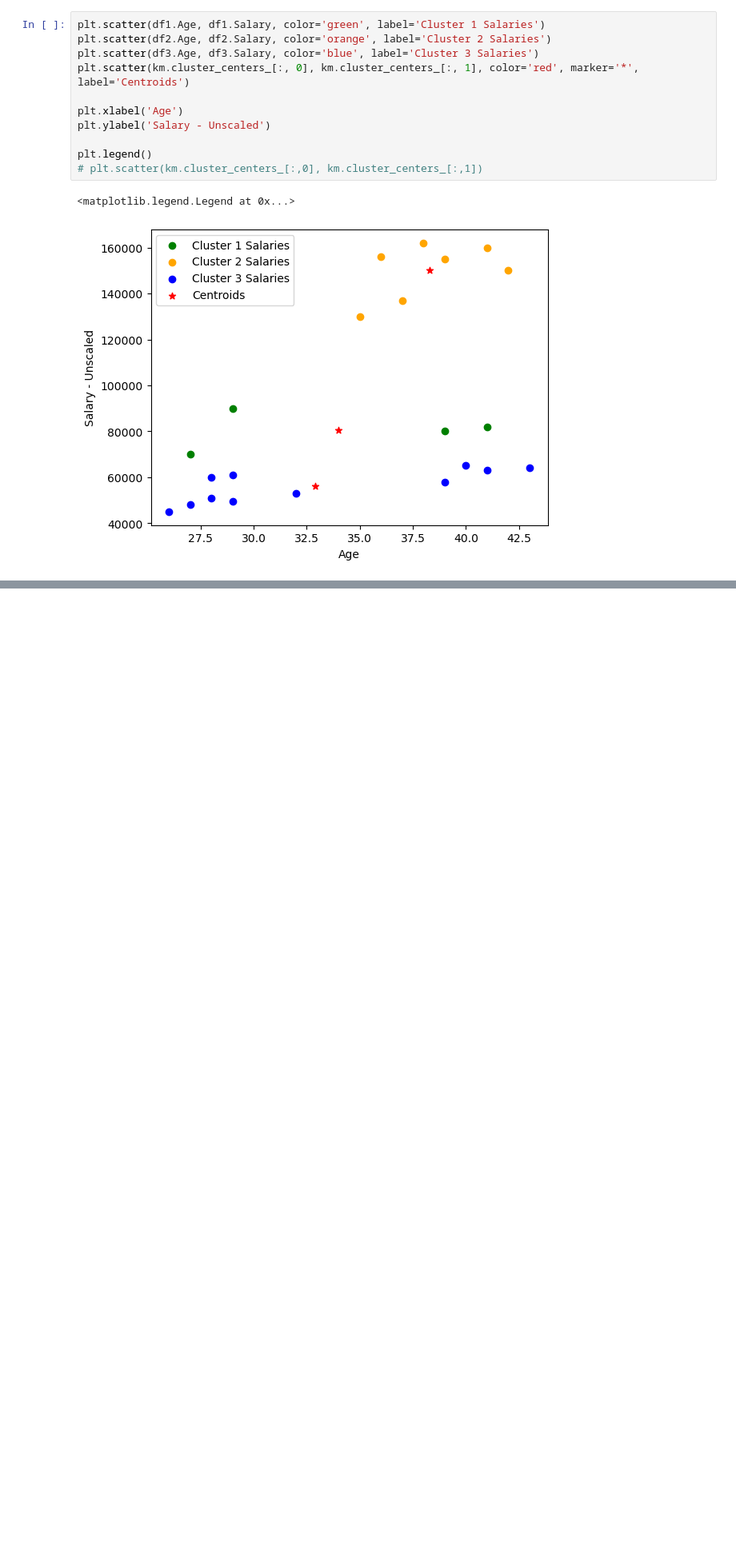
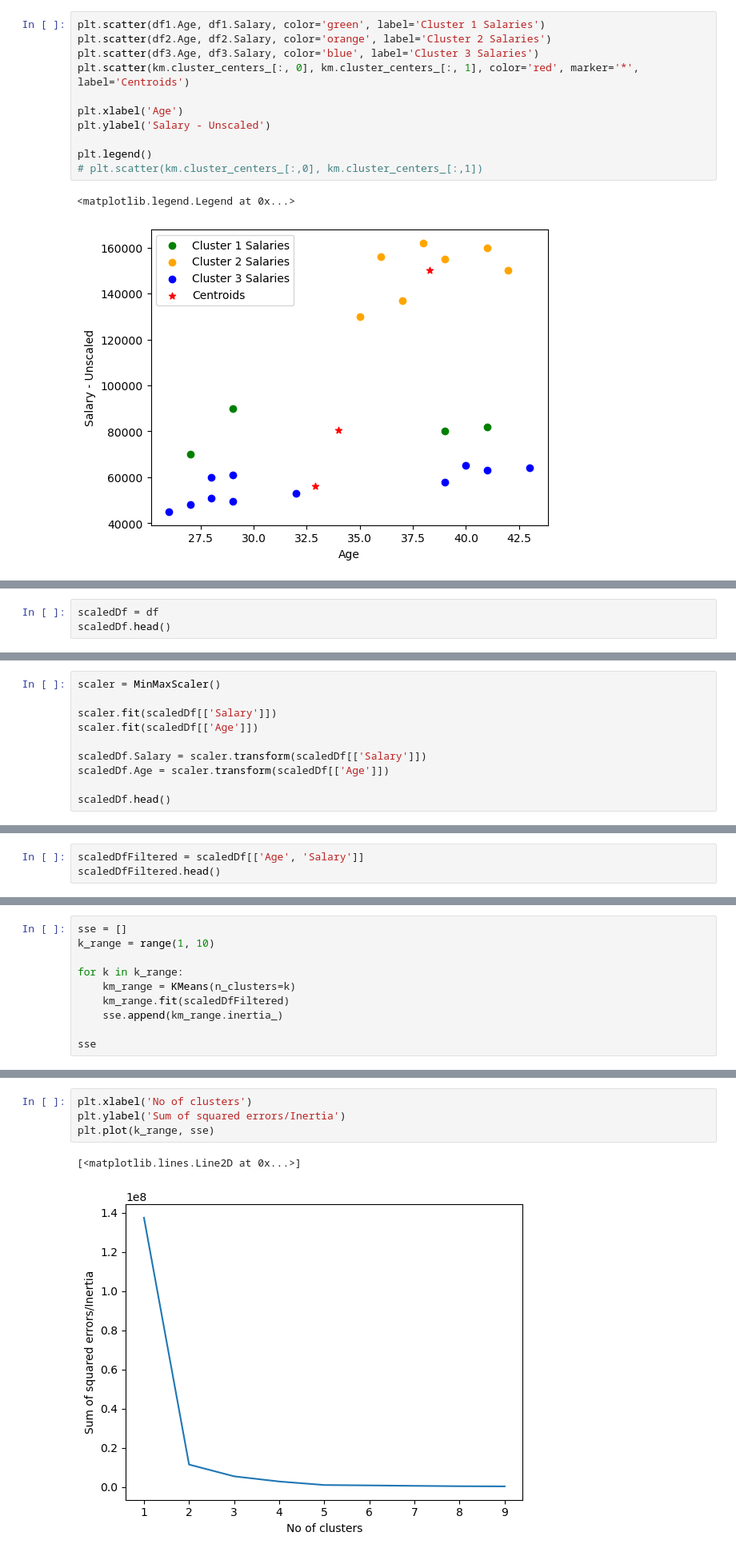
Before and after one commit to AnandThanumalayan/ds-tryouts, a Jupyter notebook: ml-tryouts/k-means/2d-clustering-sample.ipynb, the cells around one changed output, grey strips where cells are left out. Shown at 80% size. Drawn from its saved outputs; the diff is of its cells as text; blank space fills up the shorter version.

```diff
--- a/ml-tryouts/k-means/2d-clustering-sample.ipynb
+++ b/ml-tryouts/k-means/2d-clustering-sample.ipynb
@@ -85,0 +88,3 @@ plt.legend()
+# %%
+scaledDf = df
+scaledDf.head()
@@ -85,0 +98,10 @@ plt.legend()
+# %%
+scaler = MinMaxScaler()
+
+scaler.fit(scaledDf[['Salary']])
+scaler.fit(scaledDf[['Age']])
+
+scaledDf.Salary = scaler.transform(scaledDf[['Salary']])
+scaledDf.Age = scaler.transform(scaledDf[['Age']])
+
+scaledDf.head()
@@ -85,0 +121,3 @@ plt.legend()
+# %%
+scaledDfFiltered = scaledDf[['Age', 'Salary']]
+scaledDfFiltered.head()
@@ -85,0 +229,10 @@ plt.legend()
+# %%
+sse = []
+k_range = range(1, 10)
+
+for k in k_range:
+    km_range = KMeans(n_clusters=k)
+    km_range.fit(scaledDfFiltered)
+    sse.append(km_range.inertia_)
+
+sse
@@ -85,0 +249,7 @@ plt.legend()
+# %%
+plt.xlabel('No of clusters')
+plt.ylabel('Sum of squared errors/Inertia')
+plt.plot(k_range, sse)
+# %% [output]
+[<matplotlib.lines.Line2D at 0x...>]
+[figure, added]
```
Also changed, not shown: parts of 16 cells of this notebook, 2 other files.
